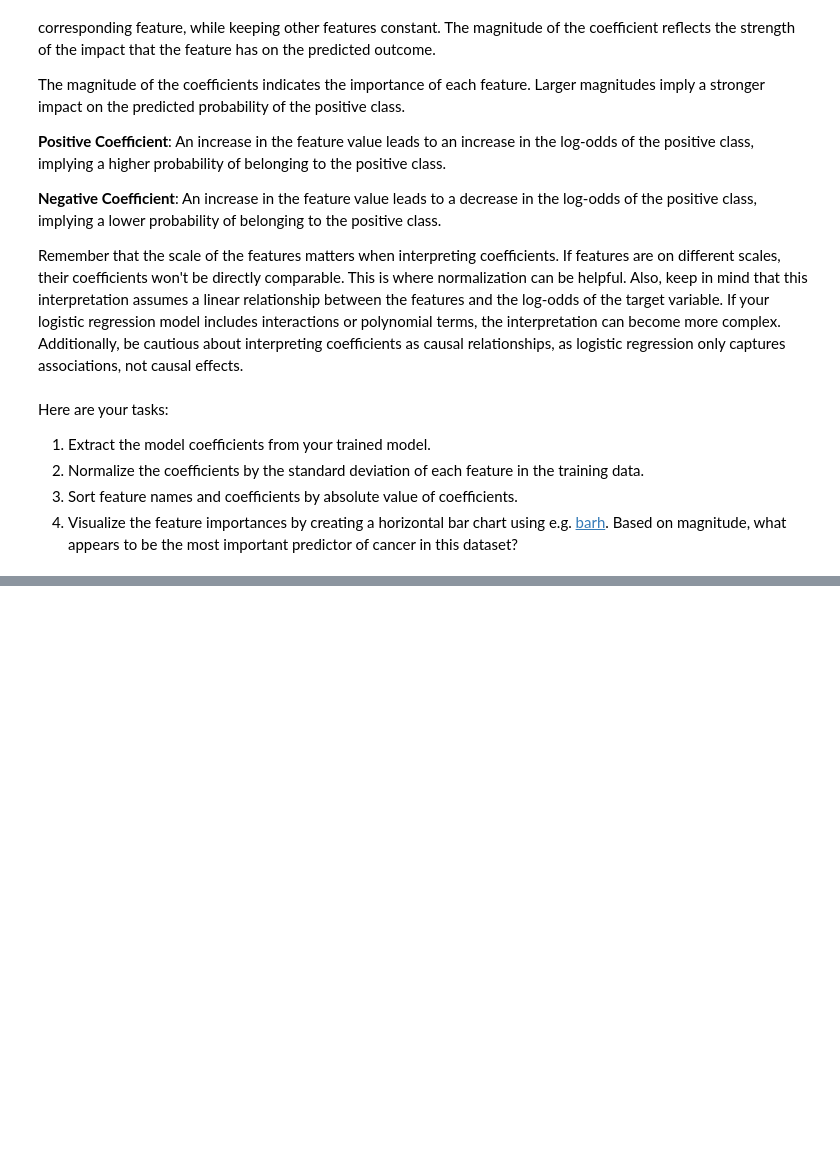
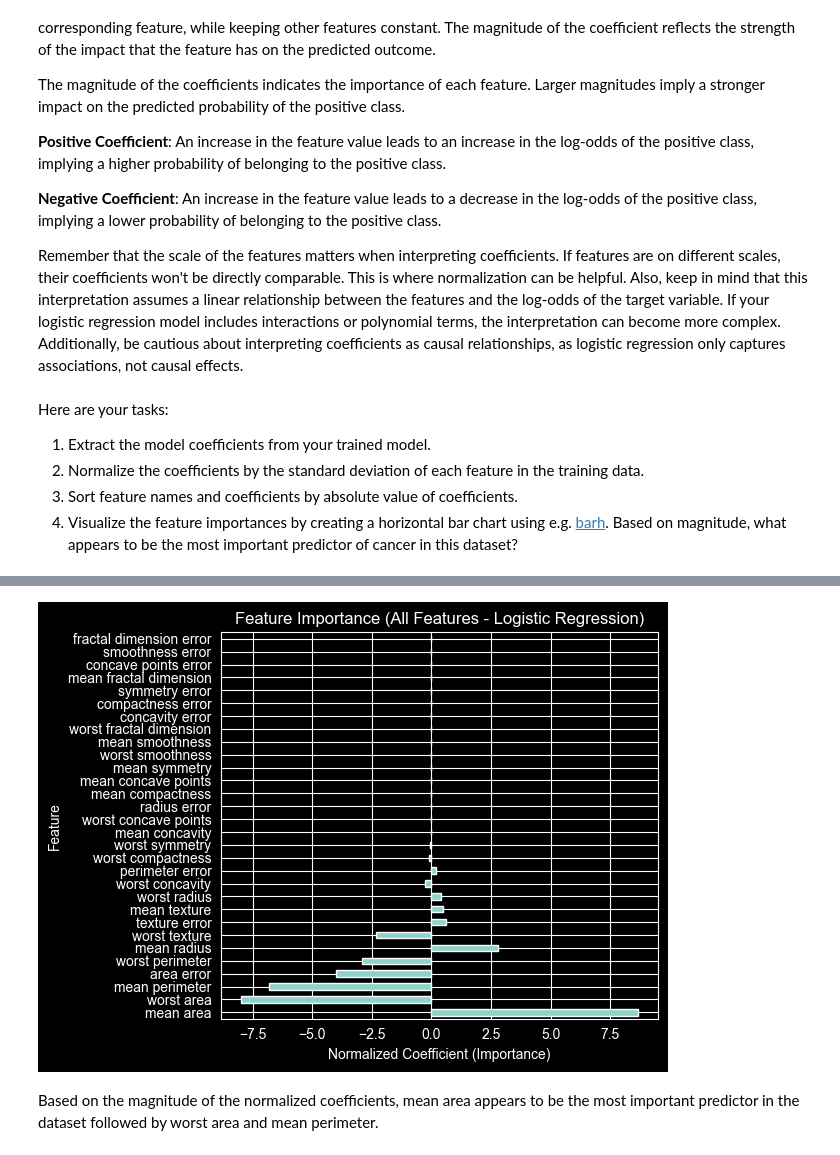
Before and after one commit to balindrarayamajhi/spring-board-mle-projects, a Jupyter notebook: Student_MLE_MiniProject_Logistic_Regression.ipynb, the cells around one changed output, grey strips where cells are left out. Drawn from its saved outputs; the diff is of its cells as text; code cells hidden in the pictures; blank space fills up the shorter version.

```diff
--- a/Student_MLE_MiniProject_Logistic_Regression.ipynb
+++ b/Student_MLE_MiniProject_Logistic_Regression.ipynb
@@ -268,6 +266,7 @@ Here are your tasks:
 # %%
 # Extract coefficients
 # %%
-coefficients = model.coef_
-coefficients
+
+coefficients = model.coef_[0]
+print(coefficients)
 # %% [output]
@@ -280,2 +278,6 @@ array([[ 0.80214307,  0.11337558, -0.2814819 ,  0.02514712, -0.16359932,
 # %%
 # Normalize the coefficients by the standard deviation
+# %%
+feature_std = np.std(X_train, axis=0)
+normalized_coefficients = coefficients * feature_std
+normalized_coefficients
@@ -285,0 +304,7 @@ array([[ 0.80214307,  0.11337558, -0.2814819 ,  0.02514712, -0.16359932,
+# %%
+
+indices = np.argsort(np.abs(normalized_coefficients.values))[::-1]
+
+sorted_features = np.array(X_train.columns)[indices]
+sorted_coefficients = normalized_coefficients.iloc[indices]
+sorted_coefficients
@@ -285,0 +329,12 @@ array([[ 0.80214307,  0.11337558, -0.2814819 ,  0.02514712, -0.16359932,
+# %%
+sorted_coefficients.plot.barh()
+plt.xlabel("Normalized Coefficient (Importance)")
+plt.ylabel("Feature")
+plt.title("Feature Importance (All Features - Logistic Regression)")
+
+plt.tight_layout()
+plt.show()
+# %% [output]
+[figure, added]
+# %% [markdown]
+Based on the magnitude of the normalized coefficients, mean area appears to be the most important predictor in the dataset followed by worst area and mean perimeter.
```
Also changed, not shown: parts of 6 cells of this notebook.
